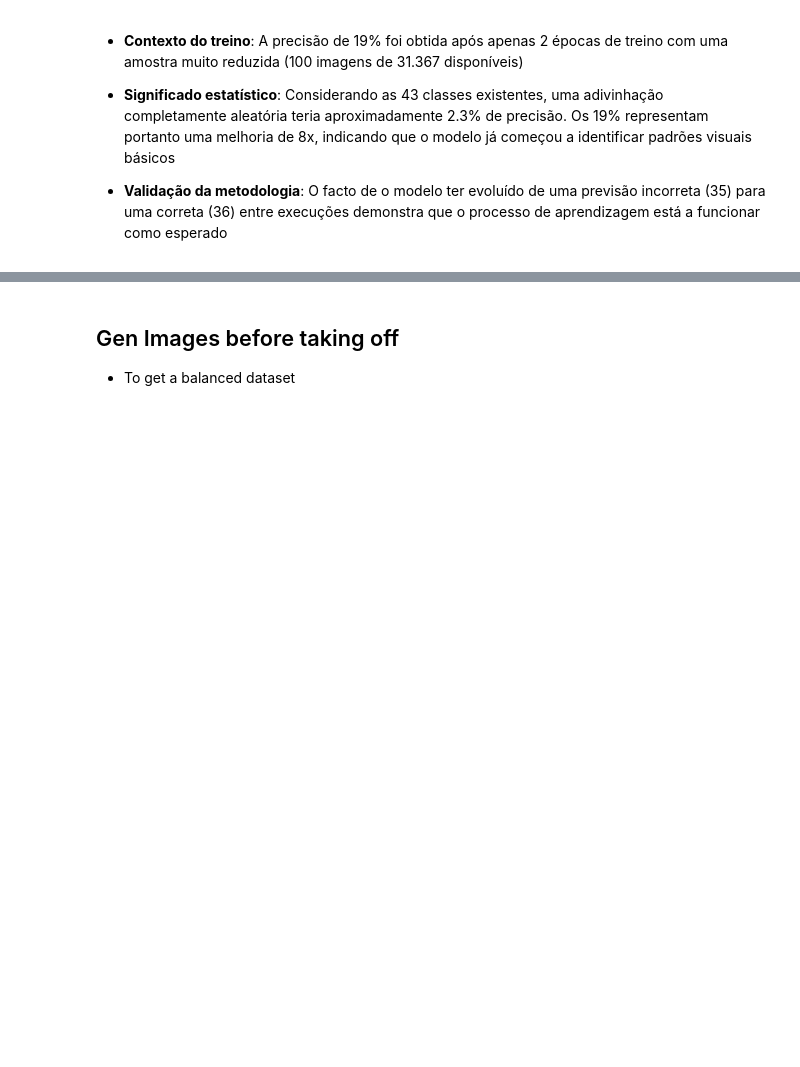
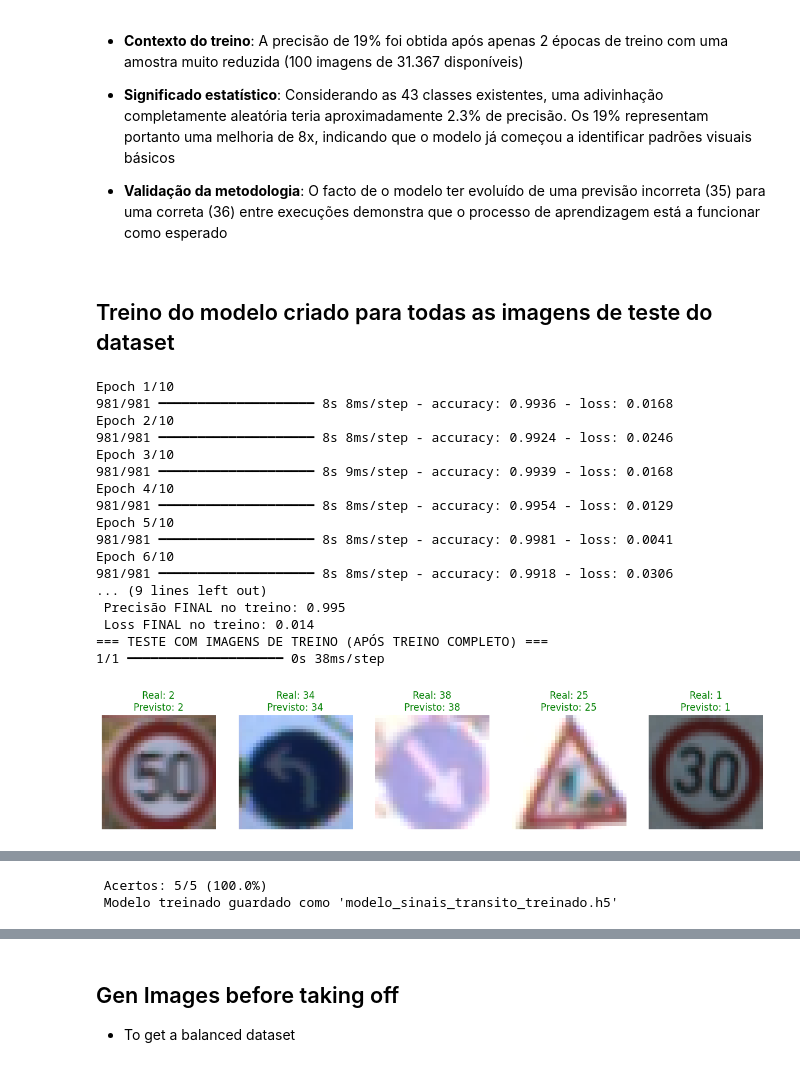
Before and after one commit to Rodrigo-Pinto22/Traffic_Signs_Classification, a Jupyter notebook: Classification.ipynb, the cells around one changed output, grey strips where cells are left out. Saved outputs shown, nothing was run; the diff lists cells and outputs as text; code cells hidden in the pictures; blank space fills up the shorter version.

Commit message:
Treino para todas as  imagens de treino e funcionamento correto ( não alterar )

```diff
--- a/Classification.ipynb
+++ b/Classification.ipynb
@@ -705,3 +705,71 @@ Probabilidades: [1.5457606e-07 7.6220660e-03 3.3624023e-02 8.3035306e-04 1.68340
 * **Significado estatístico**: Considerando as 43 classes existentes, uma adivinhação completamente aleatória teria aproximadamente 2.3% de precisão. Os 19% representam portanto uma melhoria de 8x, indicando que o modelo já começou a identificar padrões visuais básicos
 
 * **Validação da metodologia**: O facto de o modelo ter evoluído de uma previsão incorreta (35) para uma correta (36) entre execuções demonstra que o processo de aprendizagem está a funcionar como esperado
+# %% [markdown]
+## Treino do modelo criado para todas as imagens de teste do dataset
+# %%
+#Vamos iniciar o treino mas agora com os dados todos de treino
+history = model.fit(
+    X_train, y_train,
+    class_weight=class_weights_dict,
+    epochs=10,
+    batch_size=32,
+    verbose=1
+)
+
+print("=== RESULTADOS DO TREINO ===")
+
+# Ver evolução da precisão
+final_accuracy = history.history['accuracy'][-1]
+final_loss = history.history['loss'][-1]
+
+print(f" Precisão FINAL no treino: {final_accuracy:.3f}")
+print(f" Loss FINAL no treino: {final_loss:.3f}")
+
+
+print("=== TESTE COM IMAGENS DE TREINO (APÓS TREINO COMPLETO) ===")
+
+# Usar imagens de TREINO para ver o desempenho
+test_samples = X_train[100:105]  # Imagens que JÁ VIU no treino
+true_labels = y_train[100:105]
+
+predictions = model.predict(test_samples)
+predicted_classes = np.argmax(predictions, axis=1)
+
+# Mostrar resultados
+plt.figure(figsize=(15, 5))
+for i in range(5):
+    plt.subplot(1, 5, i+1)
+    plt.imshow(test_samples[i])
+    color = 'green' if true_labels[i] == predicted_classes[i] else 'red'
+    plt.title(f'Real: {true_labels[i]}\nPrevisto: {predicted_classes[i]}', color=color)
+    plt.axis('off')
+plt.show()
+
+# Estatísticas
+acertos = sum(true_labels == predicted_classes)
+print(f" Acertos: {acertos}/5 ({acertos/5*100:.1f}%)")
+
+
+# Guardar o modelo para usar depois com dados de teste
+model.save('modelo_sinais_transito_treinado.h5')
+print(" Modelo treinado guardado como 'modelo_sinais_transito_treinado.h5'")
+# %% [output]
+Epoch 1/10
+981/981 ━━━━━━━━━━━━━━━━━━━━ 8s 8ms/step - accuracy: 0.9936 - loss: 0.0168
+Epoch 2/10
+981/981 ━━━━━━━━━━━━━━━━━━━━ 8s 8ms/step - accuracy: 0.9924 - loss: 0.0246
+Epoch 3/10
+981/981 ━━━━━━━━━━━━━━━━━━━━ 8s 9ms/step - accuracy: 0.9939 - loss: 0.0168
+Epoch 4/10
+981/981 ━━━━━━━━━━━━━━━━━━━━ 8s 8ms/step - accuracy: 0.9954 - loss: 0.0129
+Epoch 5/10
+981/981 ━━━━━━━━━━━━━━━━━━━━ 8s 8ms/step - accuracy: 0.9981 - loss: 0.0041
+Epoch 6/10
+981/981 ━━━━━━━━━━━━━━━━━━━━ 8s 8ms/step - accuracy: 0.9918 - loss: 0.0306
+... (9 lines left out)
+ Precisão FINAL no treino: 0.995
+ Loss FINAL no treino: 0.014
+=== TESTE COM IMAGENS DE TREINO (APÓS TREINO COMPLETO) ===
+1/1 ━━━━━━━━━━━━━━━━━━━━ 0s 38ms/step
+[figure, added]
@@ -707,0 +777,2 @@ Probabilidades: [1.5457606e-07 7.6220660e-03 3.3624023e-02 8.3035306e-04 1.68340
+ Acertos: 5/5 (100.0%)
+ Modelo treinado guardado como 'modelo_sinais_transito_treinado.h5'
```
Also changed, not shown: parts of 2 cells of this notebook.
